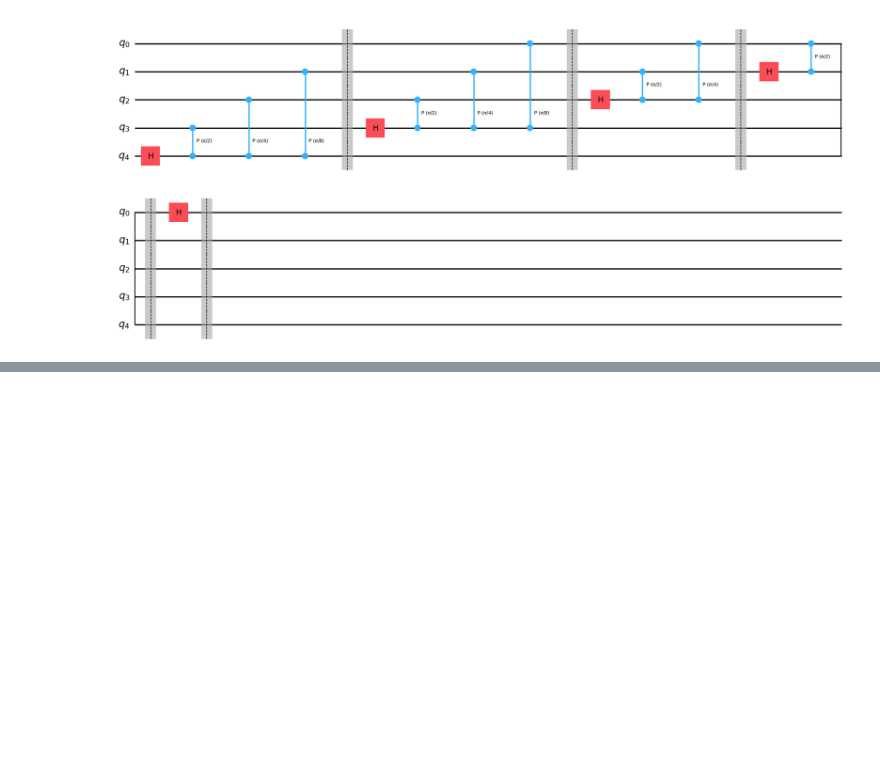
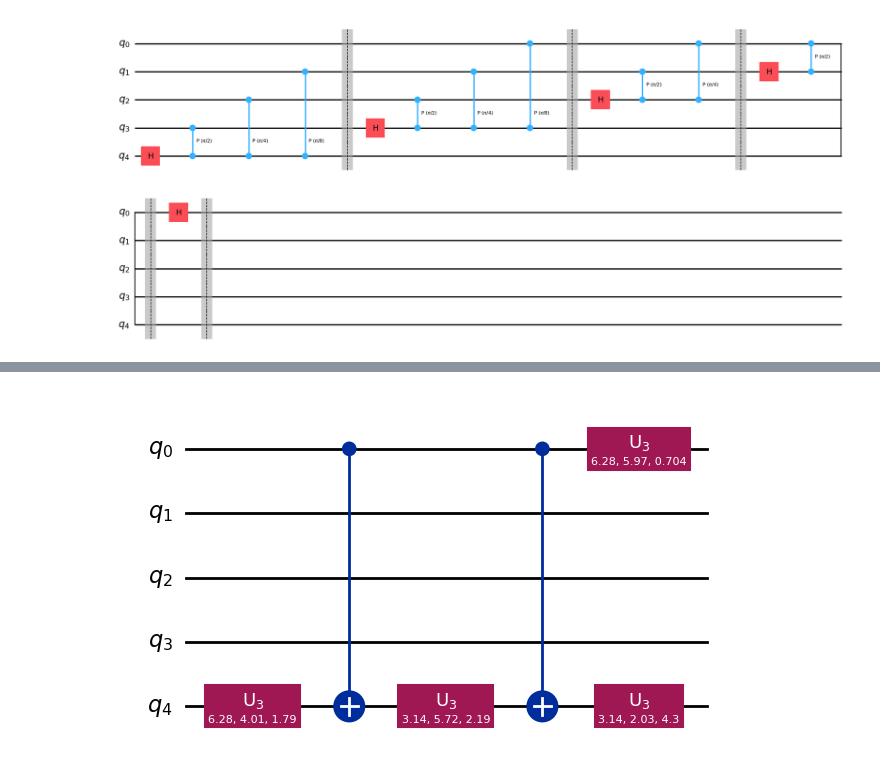
Before and after one commit to sumeetshirgure/dynconn, a Jupyter notebook: QFT.ipynb, the cells around one changed output, grey strips where cells are left out. Saved outputs shown, nothing was run; the diff lists cells and outputs as text; code cells hidden in the pictures; blank space fills up the shorter version.

```diff
--- a/QFT.ipynb
+++ b/QFT.ipynb
@@ -26,0 +34,10 @@ qc.draw(output='mpl')
+# %%
+circ = Circuit(5)
+circ.append_gate(CTGate(), (0, 4))
+
+circ = compile(circ, optimization_level=4)
+
+qc = bqskit_to_qiskit(circ)
+qc.draw(output='mpl')
+# %% [output]
+[figure, added]
```
Also changed, not shown: parts of 4 cells of this notebook.
